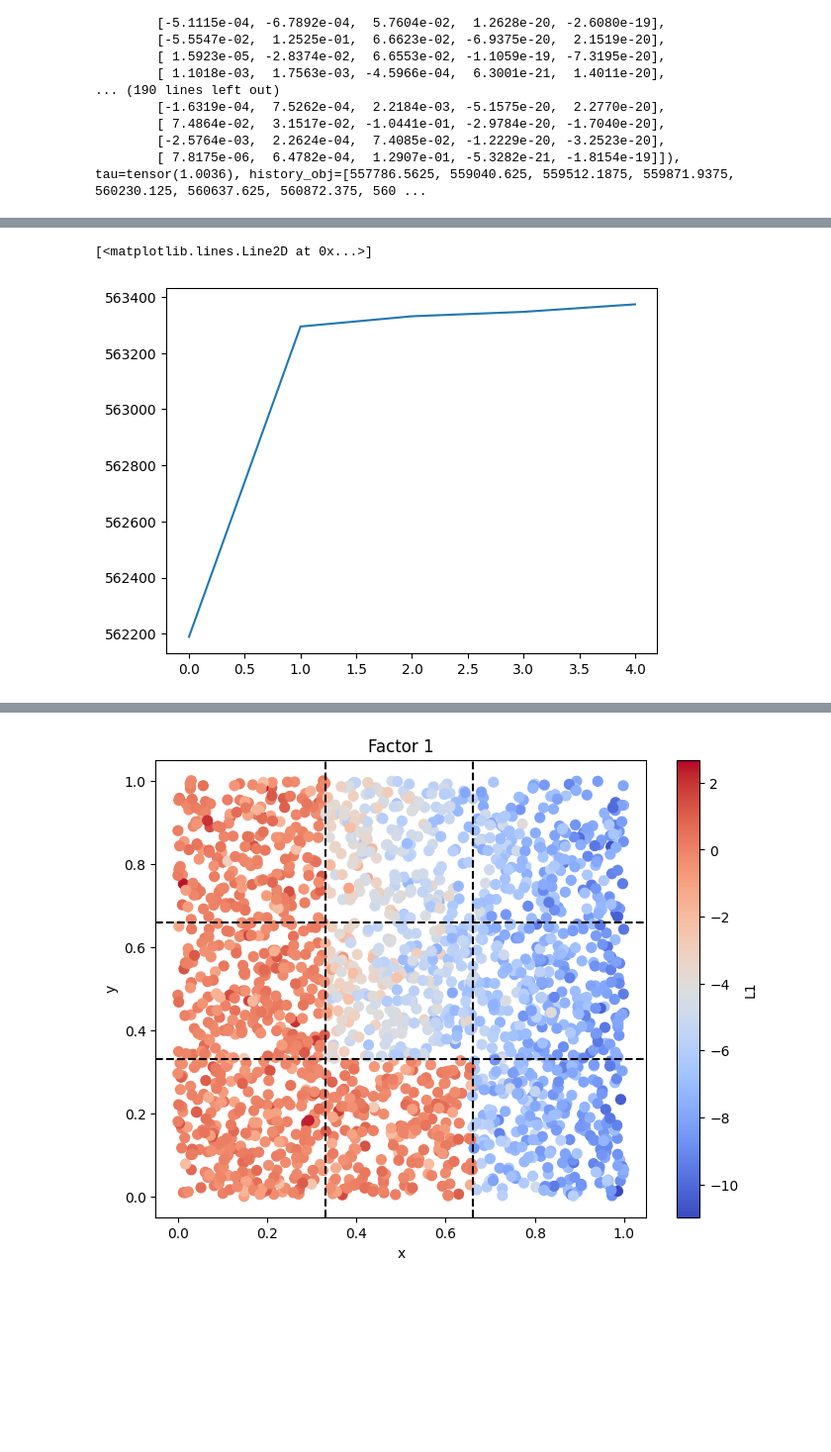
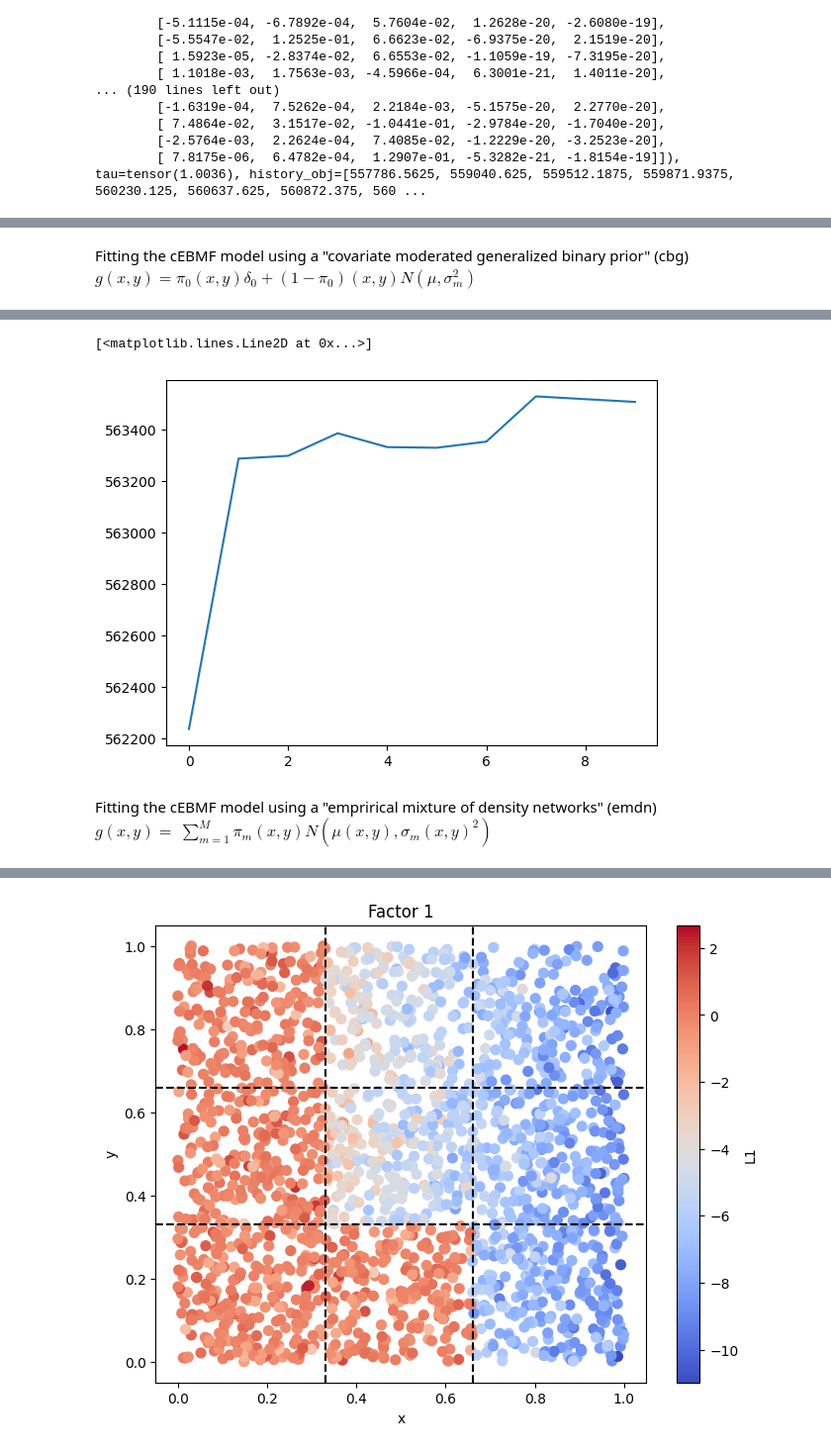
Before and after one commit to william-denault/cebmf_torch, a Jupyter notebook: examples/Tiled-clustering model.ipynb, the cells around one changed output, grey strips where cells are left out. Shown at 99% size. Drawn from its saved outputs; the diff is of its cells as text; code cells hidden in the pictures; blank space fills up the shorter version.

Commit message:
cleaning tiled clustering  model

```diff
--- a/examples/Tiled-clustering model.ipynb
+++ b/examples/Tiled-clustering model.ipynb
@@ -189,8 +231,10 @@ tensor(-185.7307)
+# %% [markdown]
+Fitting the cEBMF model using a "covariate moderated generalized binary prior" (cbg) $ g(x,y) = \pi_0(x,y) \delta_0 + (1-\pi_0) (x,y) N(\mu, \sigma_m^2)  $
 # %%
 mycebmf12=  cEBMF(data=Z, X_l=X,
                  prior_L="cgb" , allow_backfitting=False)
 mycebmf12.initialise_factors()
-mycebmf12.fit(5)
+mycebmf12.fit(10)
 
 plt.plot(mycebmf12.obj)
 # %% [output]
@@ -213,6 +257,8 @@ tensor(8786.4736)
 tensor(0.)
 [<matplotlib.lines.Line2D at 0x...>]
-[figure, old version]
+[figure, new version]
+# %% [markdown]
+Fitting the cEBMF model using a "emprirical mixture of density networks" (emdn) $ g(x,y) = \  \sum_{m=1}^M \pi_m (x,y) N(\mu(x,y), \sigma_m(x,y)^2)  $
 # %%
 mycebmf13=  cEBMF(data=Z, X_l=X,
                  prior_L="emdn", allow_backfitting=False)
```
Also changed, not shown: parts of 23 cells of this notebook, 2 other files.
